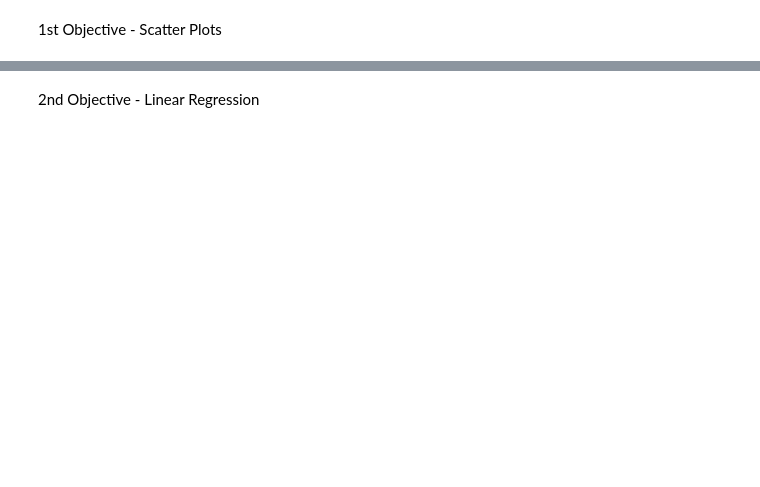
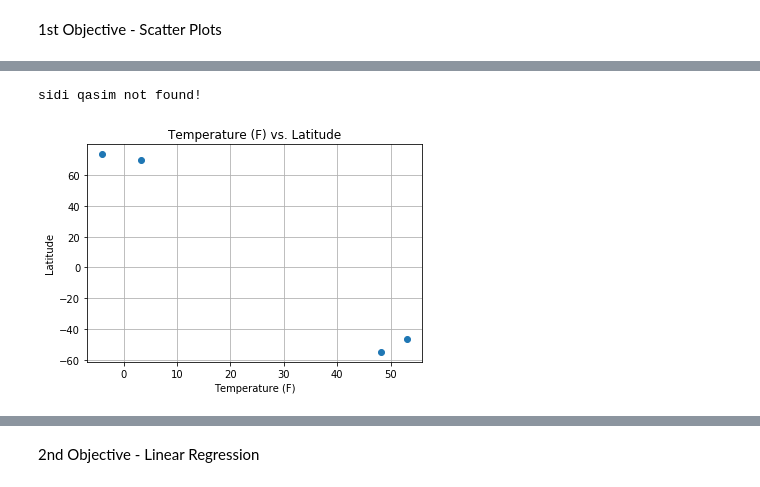
Before and after one commit to JKx2020/python-api-challenge, a Jupyter notebook: WeatherPy/weatherpy.ipynb, the cells around one changed output, grey strips where cells are left out. Saved outputs shown, nothing was run; the diff lists cells and outputs as text; code cells hidden in the pictures; blank space fills up the shorter version.

```diff
--- a/WeatherPy/weatherpy.ipynb
+++ b/WeatherPy/weatherpy.ipynb
@@ -89,25 +89,32 @@ windspeed = []
 city_lats = []
 city_long = []
 city_list = []
+city_country = []
+city_datetime = []
 
 for city in cities_df["City Name"]:
     response = requests.get(base_url+city).json()
+
     #append the list
 
     try:
-        temp.append(response["main"]["temp"])
+        temp.append(response["main"]["temp_max"])
         humid.append(response["main"]["humidity"])
         clouds.append(response["clouds"]["all"])
         windspeed.append(response["wind"]["speed"])
         city_lats.append(response["coord"]["lat"])
         city_long.append(response["coord"]["lon"])
         city_list.append(city)
+        city_country.append(response["sys"]["country"])
+        city_datetime.append(response["timezone"])
 
     except:
         print(f"{city} not found!")
         pass
     #add pause so loop doesn't time out
     sleep(0.5)
+# %% [output]
+sidi qasim not found!
 # %%
 temp_df = pd.DataFrame(temp, columns = ["Temps"])
 humid_df = pd.DataFrame(humid, columns = ["Humidity"])
@@ -119,3 +128,12 @@ city_list_df = pd.DataFrame(city_list, columns = ["City Name"])
+# %%
+#* Temperature (%) vs. Latitude
+plt.scatter(temp,city_lats, marker = "o")
+plt.title("Temperature (F) vs. Latitude")
+plt.xlabel("Temperature (F)")
+plt.ylabel("Latitude")
+plt.grid(True)
+# %% [output]
+[figure, added]
 # %%
 #In the comparison of Temperature vs Latitude, the code is looking at where the city sits by Latitude on the globe and then looking at it's current temperature. The scatterplot looks at the correlation between distance from the equator to the current temperature.
 # %%
```
Also changed, not shown: parts of 20 cells of this notebook, 1 other file.
